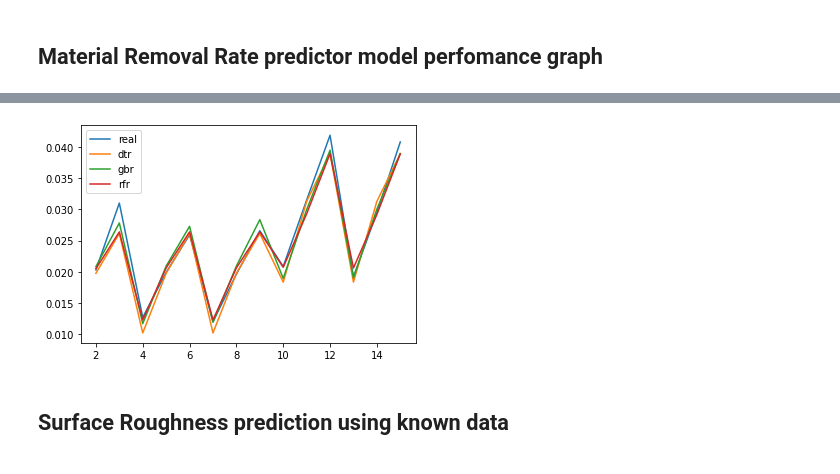
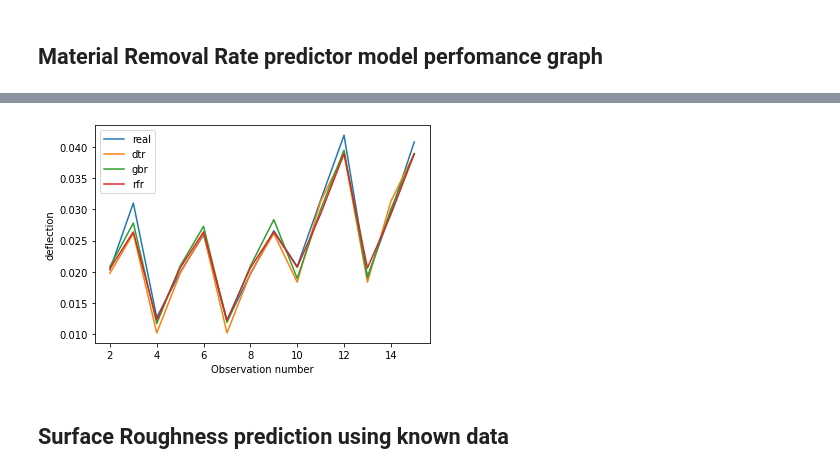
Before and after one commit to er-ssmohanty/graphene_proj, a Jupyter notebook: notebooks/Test_trained_models.ipynb, the cells around one changed output, grey strips where cells are left out. Cells and saved outputs as stored; diff of their text form; code cells hidden in the pictures.

```diff
--- a/notebooks/Test_trained_models.ipynb
+++ b/notebooks/Test_trained_models.ipynb
@@ -96,24 +98,26 @@ plt.show()
 # %%
 #y_axis_mrr = [rfr_mrr_op,dtr_mrr_op,gbr_mrr_op,ann_mrr_op,real_mrr_op]
 a_ = 1
 b_ = 14
 b_ = b_+1
 rfr_mrr_op = list(rfr_mrr.predict(X.to_numpy()))[a_:b_]
 dtr_mrr_op = list(dtr_mrr.predict(X.to_numpy()))[a_:b_]
 gbr_mrr_op = list(gbr_mrr.predict(X.to_numpy()))[a_:b_]
 ann_mrr_op = list(ann_sk_mrr.predict(X.to_numpy()))[a_:b_]
 real_mrr_op = list(Y.to_numpy())[a_:b_]
 x_mrr = list(np.arange(1,136))[a_:b_]
 fig2, ax2 = plt.subplots()
 
 ax2.plot(x_mrr,real_mrr_op,label= "real")
 ax2.plot(x_mrr,dtr_mrr_op,label = "dtr")
 ax2.plot(x_mrr,gbr_mrr_op,label = "gbr")
 ax2.plot(x_mrr,rfr_mrr_op,label = "rfr")
+plt.xlabel('Observation number')
+plt.ylabel('deflection')
 plt.legend()
 plt.show()
 # %% [output]
-[figure, old version]
+[figure, new version]
 # %% [markdown]
 ## Surface Roughness prediction using known data
 # %%
```
Also changed, not shown: parts of 7 cells of this notebook.
